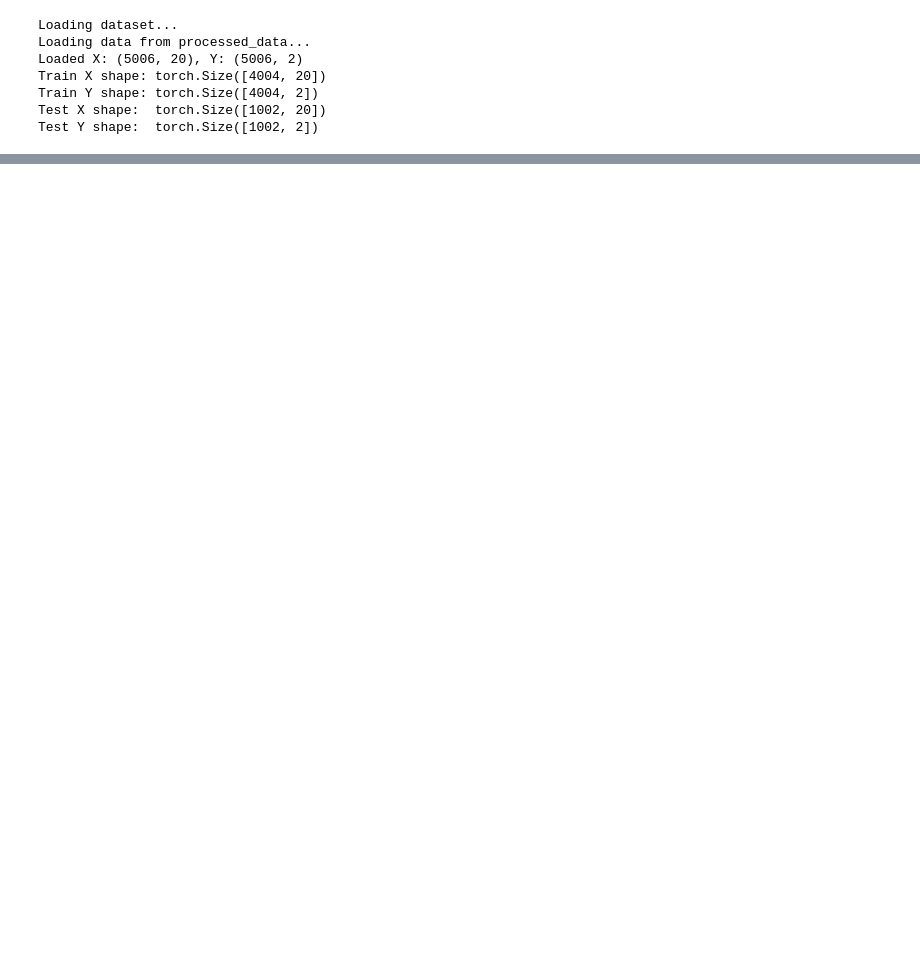
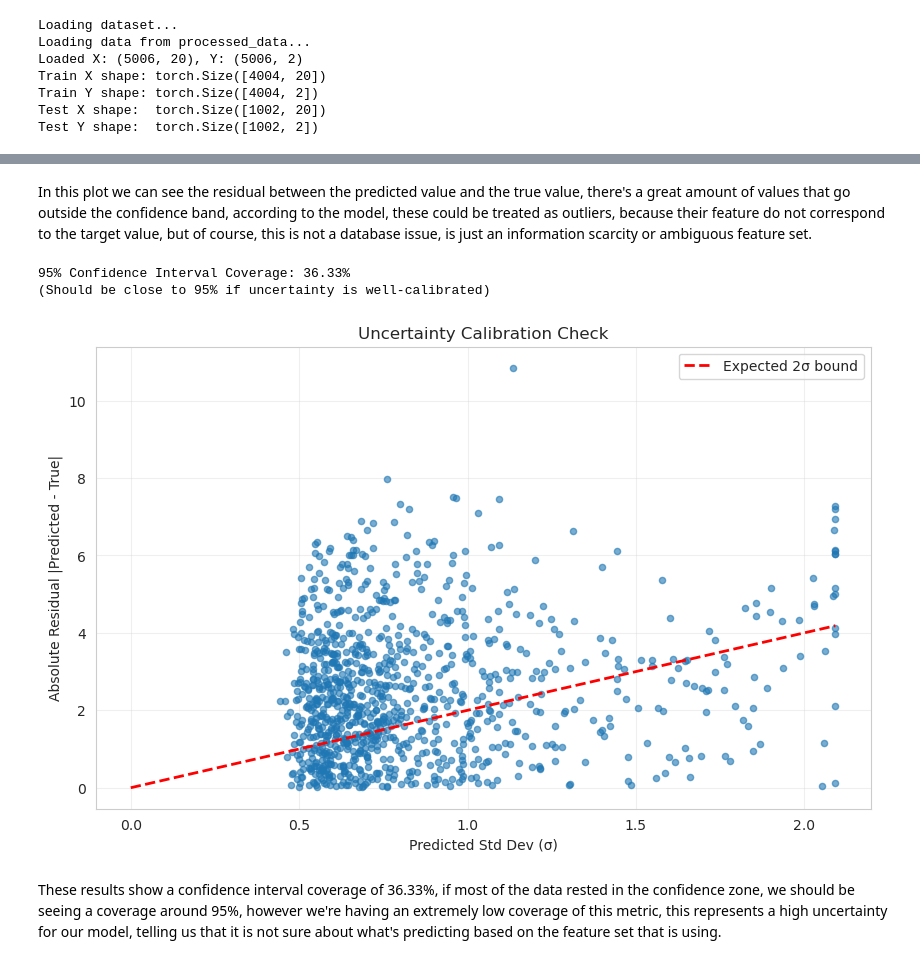
Before and after one commit to Semillero-SOFA/osnr-and-spectral-overlapping-estimation-mtgp-3x32gbaud, a Jupyter notebook: 02_MOGP_Training_Evaluation.ipynb, the cells around one changed output, grey strips where cells are left out. Cells and saved outputs as stored; diff of their text form; code cells hidden in the pictures; blank space fills up the shorter version.

```diff
--- a/02_MOGP_Training_Evaluation.ipynb
+++ b/02_MOGP_Training_Evaluation.ipynb
@@ -297,0 +393,31 @@ OSNR RMSE: 3.0135 dB
+# %% [markdown]
+In this plot we can see the residual between the predicted value and the true value, there's a great amount of values that go outside the confidence band, according to the model,
+these could be treated as outliers, because their feature do not correspond to the target value, but of course, this is not a database issue, is just an information scarcity or
+ambiguous feature set.
+# %%
+# 3. Calibration Check
+lower_bound = preds_osnr - 2*std_osnr
+upper_bound = preds_osnr + 2*std_osnr
+
+coverage = np.mean((targets_osnr >= lower_bound) & (targets_osnr <= upper_bound))
+print(f"95% Confidence Interval Coverage: {coverage*100:.2f}%")
+print(f"(Should be close to 95% if uncertainty is well-calibrated)")
+
+plt.figure(figsize=(10, 6))
+plt.scatter(std_osnr, np.abs(residuals), alpha=0.6, s=20)
+plt.plot([0, np.max(std_osnr)], [0, np.max(std_osnr)*2], 'r--',
+         label='Expected 2σ bound', linewidth=2)
+plt.xlabel('Predicted Std Dev (σ)')
+plt.ylabel('Absolute Residual |Predicted - True|')
+plt.title('Uncertainty Calibration Check')
+plt.legend()
+plt.grid(True, alpha=0.3)
+plt.show()
+# %% [output]
+95% Confidence Interval Coverage: 36.33%
+(Should be close to 95% if uncertainty is well-calibrated)
+[figure, added]
+# %% [markdown]
+These results show a confidence interval coverage of 36.33%, if most of the data rested in the confidence zone, we should be seeing a coverage around 95%, however we're
+having an extremely low coverage of this metric, this represents a high uncertainty for our model, telling us that it is not sure about what's predicting based on the feature set
+that is using.
```
Also changed, not shown: parts of 19 cells of this notebook, 6 other files.
